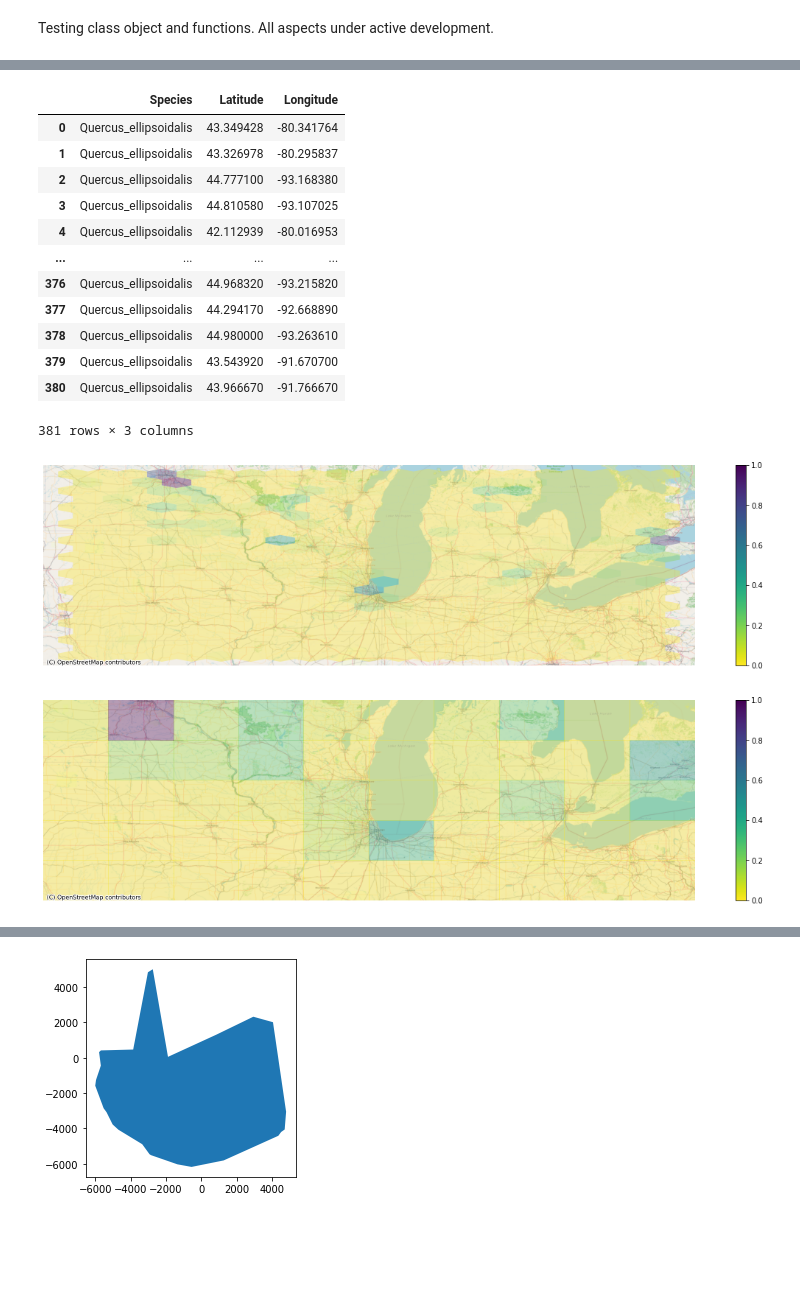
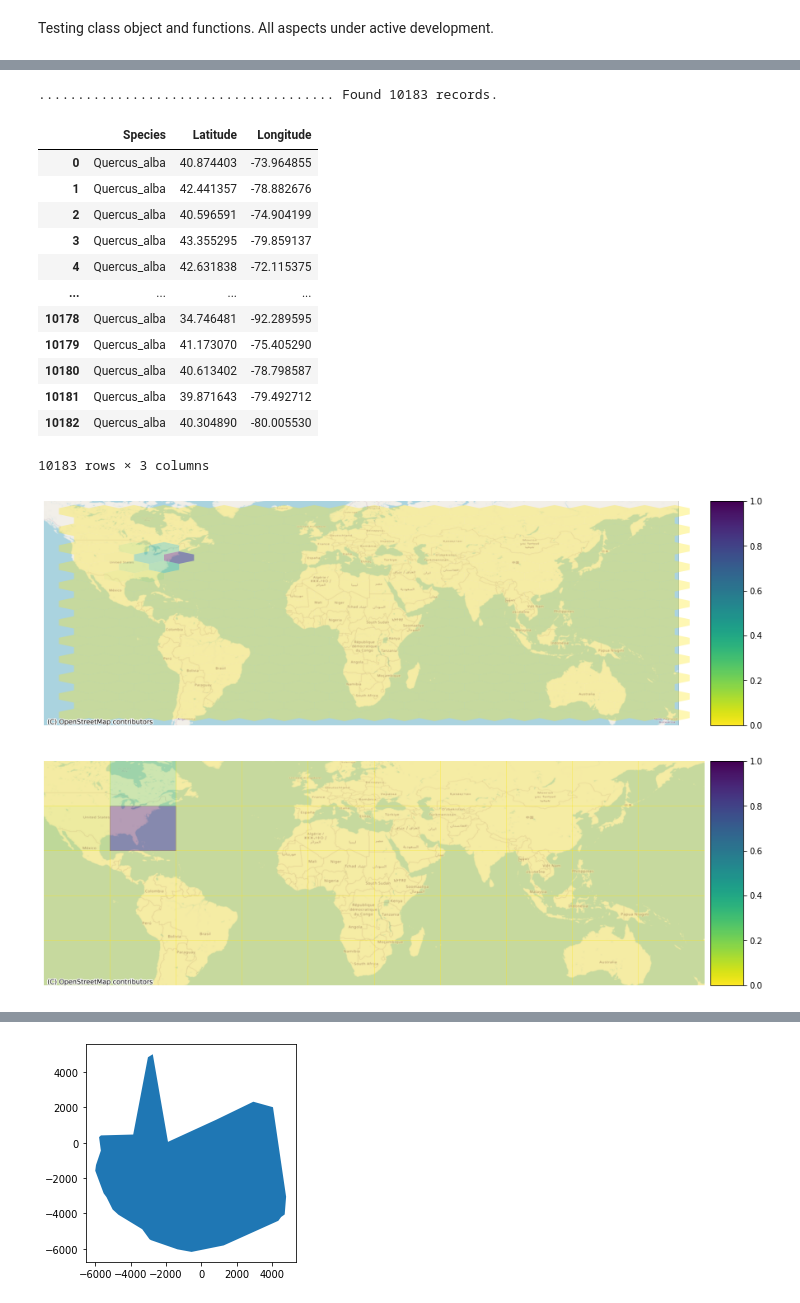
Before and after one commit to HenryLandis/project, a Jupyter notebook: notebooks/test.ipynb, the cells around one changed output, grey strips where cells are left out. Cells and saved outputs as stored; diff of their text form; code cells hidden in the pictures; blank space fills up the shorter version.

```diff
--- a/notebooks/test.ipynb
+++ b/notebooks/test.ipynb
@@ -41,26 +52,30 @@ QE.run()
+# %%
+QA.run()
+# %% [output]
+...................................... Found 10183 records.
 # %%
-df2 = pd.read_csv("/home/henrylandis/sproc/Quercus_ellipsoidalis.csv")
+df2 = pd.read_csv("/home/henrylandis/sproc/Quercus_alba.csv")
 df2
 # %% [output]
 |  | Species | Latitude | Longitude |
-| 0 | Quercus_ellipsoidalis | 43.349428 | -80.341764 |
-| 1 | Quercus_ellipsoidalis | 43.326978 | -80.295837 |
-| 2 | Quercus_ellipsoidalis | 44.777100 | -93.168380 |
-| 3 | Quercus_ellipsoidalis | 44.810580 | -93.107025 |
-| 4 | Quercus_ellipsoidalis | 42.112939 | -80.016953 |
+| 0 | Quercus_alba | 40.874403 | -73.964855 |
+| 1 | Quercus_alba | 42.441357 | -78.882676 |
+| 2 | Quercus_alba | 40.596591 | -74.904199 |
+| 3 | Quercus_alba | 43.355295 | -79.859137 |
+| 4 | Quercus_alba | 42.631838 | -72.115375 |
 | ... | ... | ... | ... |
-| 376 | Quercus_ellipsoidalis | 44.968320 | -93.215820 |
-| 377 | Quercus_ellipsoidalis | 44.294170 | -92.668890 |
-| 378 | Quercus_ellipsoidalis | 44.980000 | -93.263610 |
-| 379 | Quercus_ellipsoidalis | 43.543920 | -91.670700 |
-| 380 | Quercus_ellipsoidalis | 43.966670 | -91.766670 |
+| 10178 | Quercus_alba | 34.746481 | -92.289595 |
+| 10179 | Quercus_alba | 41.173070 | -75.405290 |
+| 10180 | Quercus_alba | 40.613402 | -78.798587 |
+| 10181 | Quercus_alba | 39.871643 | -79.492712 |
+| 10182 | Quercus_alba | 40.304890 | -80.005530 |
-381 rows × 3 columns
+10183 rows × 3 columns
 # %%
-utils.hexmap(data = "/home/henrylandis/sproc/Quercus_ellipsoidalis.csv", figsize = (20, 5), gridsize = 20, alpha = 0.35)
+sproc.hexmap(data = "/home/henrylandis/sproc/Quercus_alba.csv", figsize = (20, 5), gridsize = 20, alpha = 0.35)
 # %% [output]
-[figure, old version]
+[figure, new version]
 # %%
-utils.recmap(data = "/home/henrylandis/sproc/Quercus_ellipsoidalis.csv", figsize = (20, 5), bins = [10, 5], alpha = 0.35)
+sproc.recmap(data = "/home/henrylandis/sproc/Quercus_alba.csv", figsize = (20, 5), bins = [10, 5], alpha = 0.35)
 # %% [output]
-[figure, old version]
+[figure, new version]
 # %%
```
Also changed, not shown: parts of 15 cells of this notebook.
